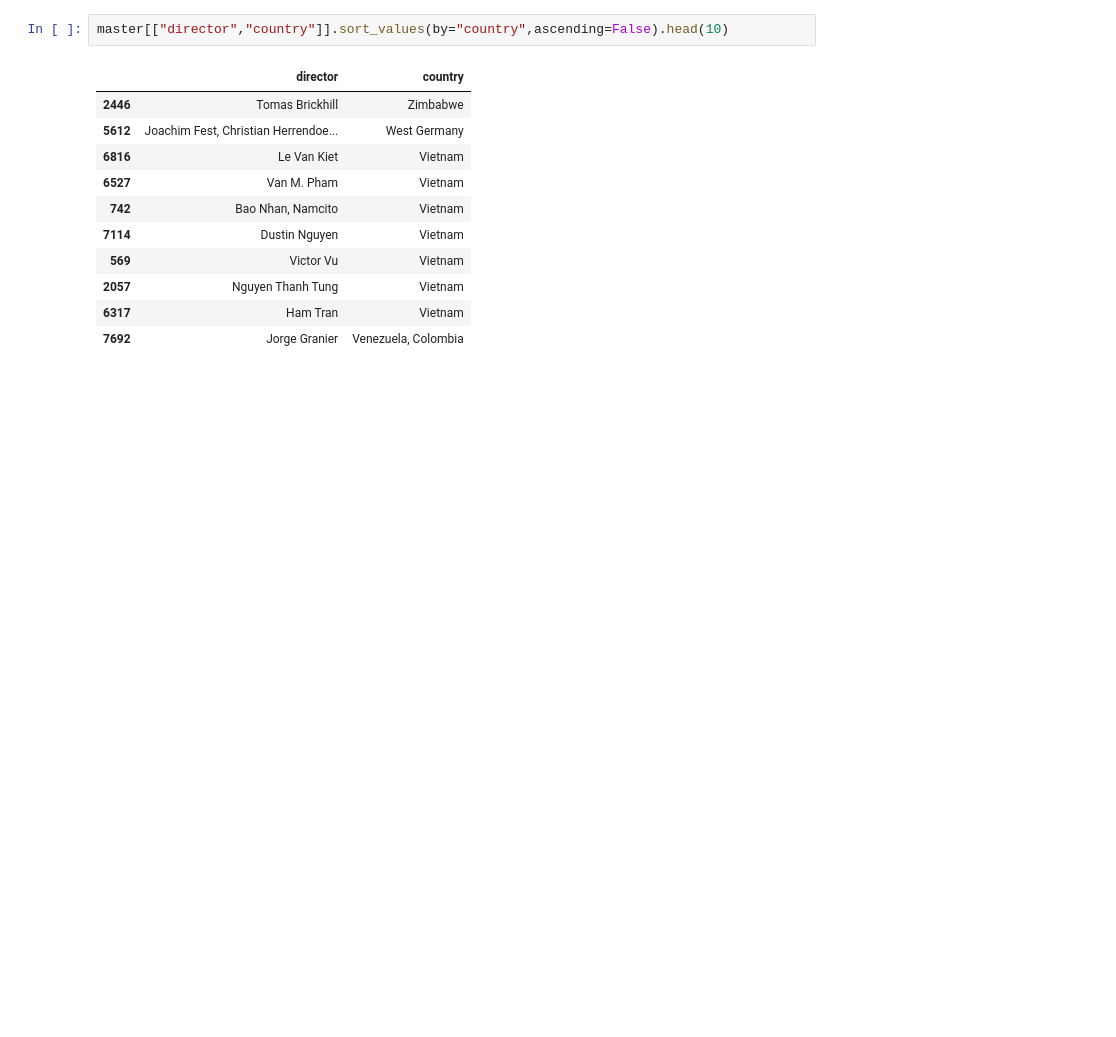
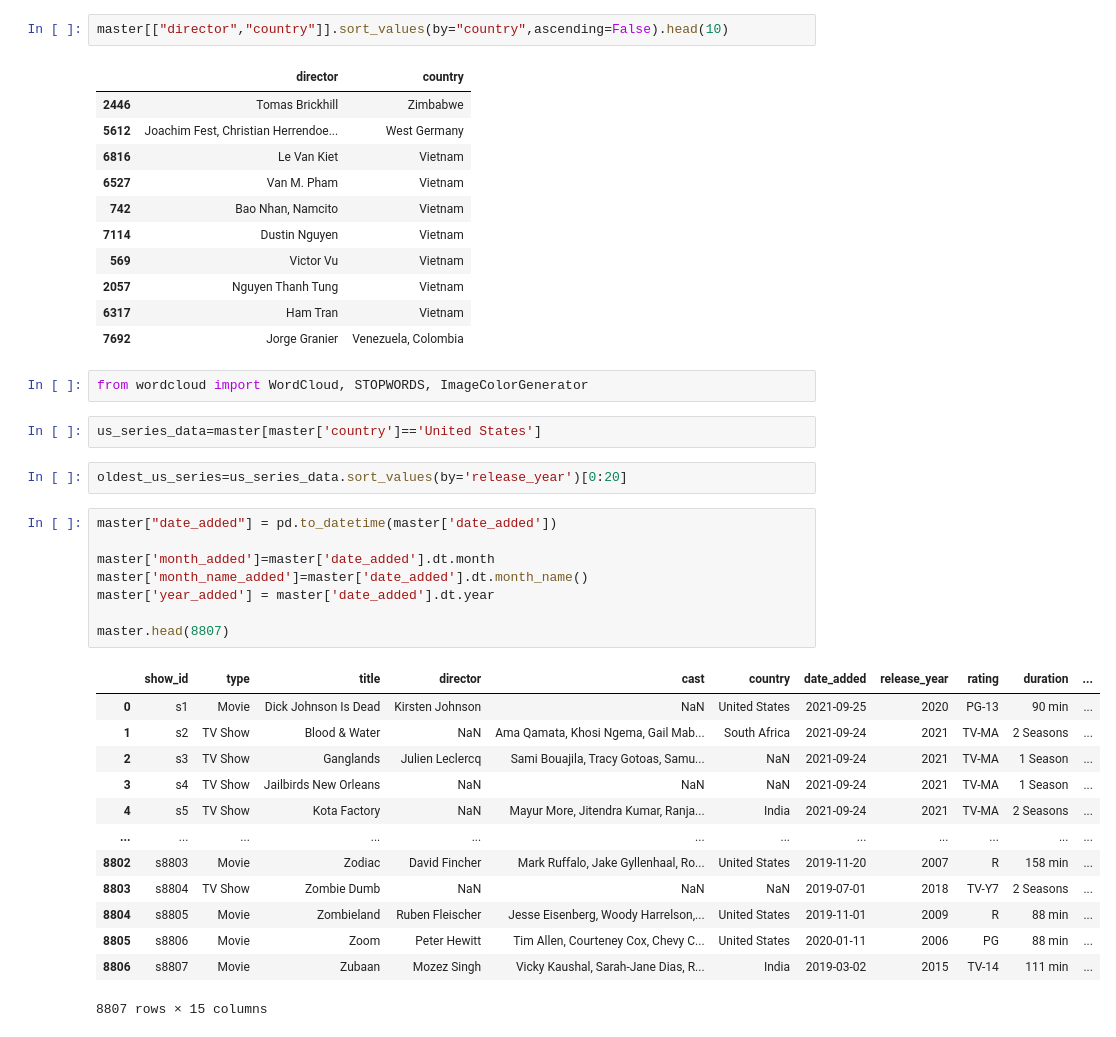
Before and after one commit to Francelinojr/TRABALHO-ICD, a Jupyter notebook: Olá,_este_é_o_Colaboratory.ipynb, the cells around one changed output. Drawn from its saved outputs; the diff is of its cells as text; blank space fills up the shorter version.

```diff
--- a/Olá,_este_é_o_Colaboratory.ipynb
+++ b/Olá,_este_é_o_Colaboratory.ipynb
@@ -163,3 +176,31 @@ master[["director","country"]].sort_values(by="country",ascending=False).head(10
 | 2057 | Nguyen Thanh Tung | Vietnam |
 | 6317 | Ham Tran | Vietnam |
 | 7692 | Jorge Granier | Venezuela, Colombia |
+# %%
+from wordcloud import WordCloud, STOPWORDS, ImageColorGenerator
+# %%
+us_series_data=master[master['country']=='United States']
+# %%
+oldest_us_series=us_series_data.sort_values(by='release_year')[0:20]
+# %%
+master["date_added"] = pd.to_datetime(master['date_added'])
+
+master['month_added']=master['date_added'].dt.month
+master['month_name_added']=master['date_added'].dt.month_name()
+master['year_added'] = master['date_added'].dt.year
+
+master.head(8807)
+# %% [output]
+|  | show_id | type | title | director | cast | country | date_added | release_year | rating | duration | ... |
+| 0 | s1 | Movie | Dick Johnson Is Dead | Kirsten Johnson | NaN | United States | 2021-09-25 | 2020 | PG-13 | 90 min | ... |
+| 1 | s2 | TV Show | Blood & Water | NaN | Ama Qamata, Khosi Ngema, Gail Mab... | South Africa | 2021-09-24 | 2021 | TV-MA | 2 Seasons | ... |
+| 2 | s3 | TV Show | Ganglands | Julien Leclercq | Sami Bouajila, Tracy Gotoas, Samu... | NaN | 2021-09-24 | 2021 | TV-MA | 1 Season | ... |
+| 3 | s4 | TV Show | Jailbirds New Orleans | NaN | NaN | NaN | 2021-09-24 | 2021 | TV-MA | 1 Season | ... |
+| 4 | s5 | TV Show | Kota Factory | NaN | Mayur More, Jitendra Kumar, Ranja... | India | 2021-09-24 | 2021 | TV-MA | 2 Seasons | ... |
+| ... | ... | ... | ... | ... | ... | ... | ... | ... | ... | ... | ... |
+| 8802 | s8803 | Movie | Zodiac | David Fincher | Mark Ruffalo, Jake Gyllenhaal, Ro... | United States | 2019-11-20 | 2007 | R | 158 min | ... |
+| 8803 | s8804 | TV Show | Zombie Dumb | NaN | NaN | NaN | 2019-07-01 | 2018 | TV-Y7 | 2 Seasons | ... |
+| 8804 | s8805 | Movie | Zombieland | Ruben Fleischer | Jesse Eisenberg, Woody Harrelson,... | United States | 2019-11-01 | 2009 | R | 88 min | ... |
+| 8805 | s8806 | Movie | Zoom | Peter Hewitt | Tim Allen, Courteney Cox, Chevy C... | United States | 2020-01-11 | 2006 | PG | 88 min | ... |
+| 8806 | s8807 | Movie | Zubaan | Mozez Singh | Vicky Kaushal, Sarah-Jane Dias, R... | India | 2019-03-02 | 2015 | TV-14 | 111 min | ... |
+8807 rows × 15 columns
```
Also changed, not shown: parts of 5 cells of this notebook.
